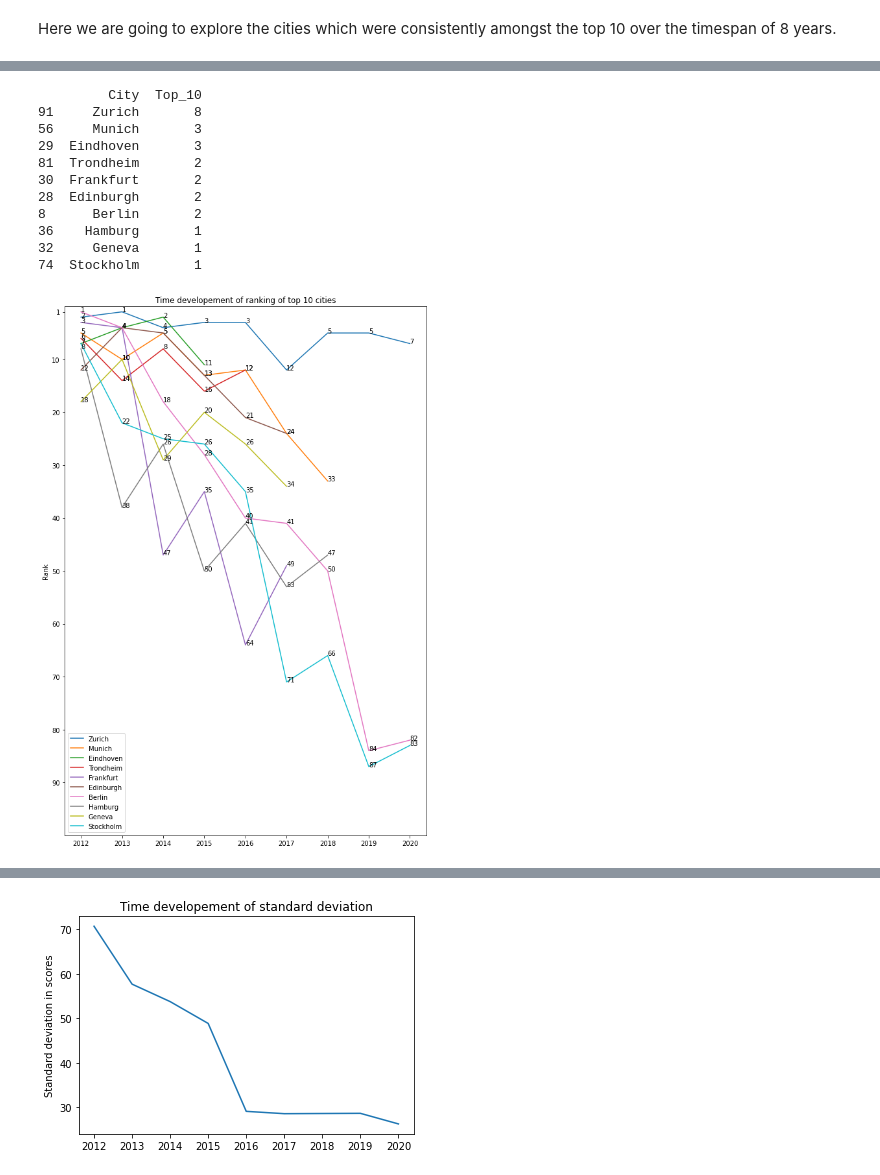
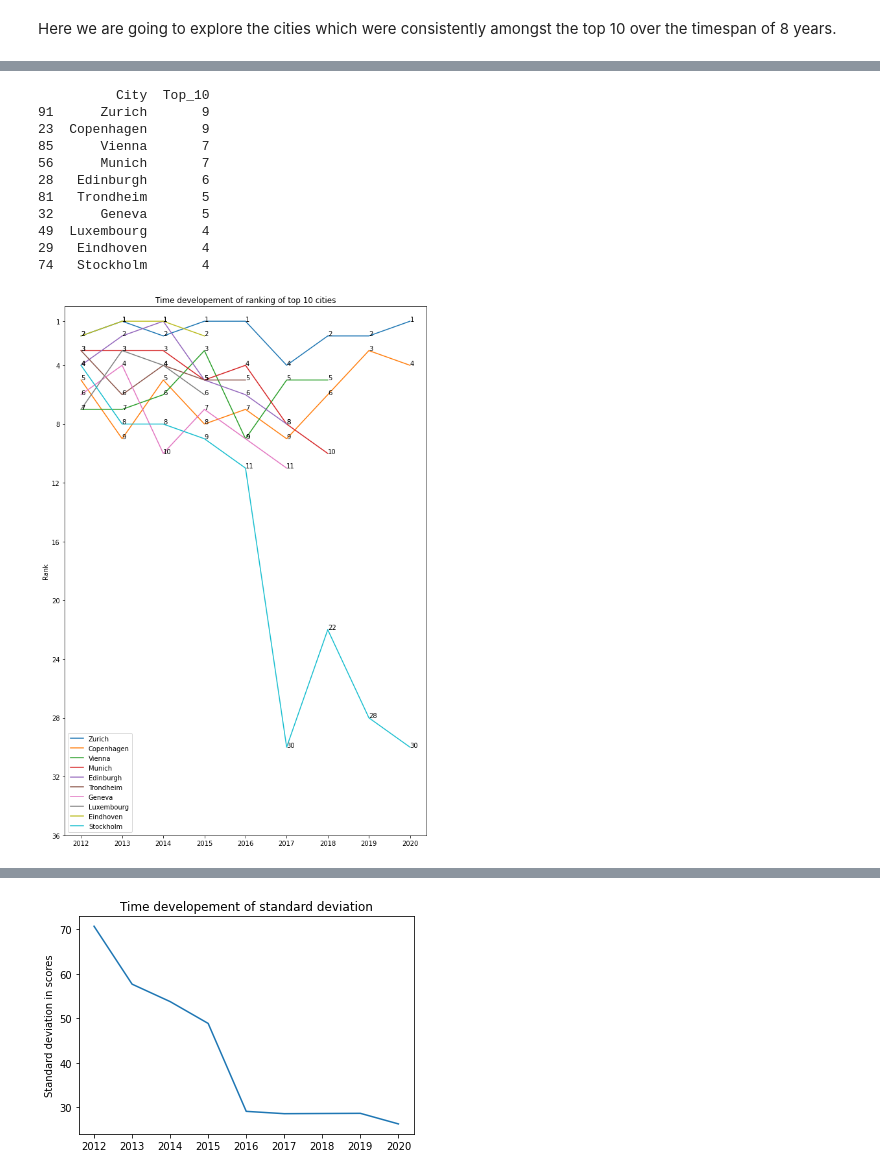
Before and after one commit to NikolasHaimerl/DOP_EX3, a Jupyter notebook: src/analysis/time_analysis.ipynb, the cells around one changed output, grey strips where cells are left out. Cells and saved outputs as stored; diff of their text form; code cells hidden in the pictures.

```diff
--- a/src/analysis/time_analysis.ipynb
+++ b/src/analysis/time_analysis.ipynb
@@ -28,6 +28,7 @@ for year in range(2012,2021):
     data[year]=data_scraper.get_year(year)
     data[year]=filter_europe(data[year])
     data[year]["Top_10"]=0
+    data[year]["Rank"]=range(1,len(data[year])+1)
 all_cities=[]
 for year in range(2012,2021):
     all_cities.extend(data[year]["City"].unique())
@@ -36,11 +37,19 @@ all_cities=np.unique(all_cities)
 cities=pd.DataFrame(columns=["City","Top_10"])
 cities["City"]=all_cities
 cities["Top_10"]=0
+QOL_acc=pd.DataFrame(columns=["City","QOL_acc"])
+QOL_acc["City"]=all_cities
+QOL_acc["QOL_acc"]=0
 for year in range(2012,2021):
     df=data[year]
+    df.sort_values(by="City",inplace=True)
     candidates=df[df["Rank"]<=10]["City"].to_list()
-    idx=cities["City"].isin(candidates)
-    cities["Top_10"].loc[idx]+=1
+    idx_c=cities["City"].isin(candidates)
+    cities["Top_10"].loc[idx_c]+=1
+    c=df["City"].to_list()
+    idx_acc=QOL_acc["City"].isin(c)
+    q=df["Quality of Life Index"].to_list()
+    QOL_acc["QOL_acc"][idx_acc]+=q
 cities.sort_values(by=["Top_10"],ascending=False,inplace=True)
 # %% [output]
 A value is trying to be set on a copy of a slice from a DataFrame
@@ -83,38 +92,38 @@ plt.xticks(rotation=45)
 # %%
 top_10=cities.head(10)
 print(top_10)
 time_dependency_top_10={}
 for city in top_10["City"]:
     time_dependency_top_10[city]=[]
     for year in range(2012,2021):
         d=data[year]
         time_dependency_top_10[city].extend(d[d["City"]==city]["Rank"].to_list())
 plt.figure(figsize=(10,15))
 for time in time_dependency_top_10.keys():
     p=time_dependency_top_10[time]
     plt.plot(time_dependency_top_10[time])
     for j,i in zip(time_dependency_top_10[time],range(0,9)):
             plt.text(i,j,str(j))
-plt.ylim(100,0)
+plt.ylim(35,0)
 plt.xticks(np.arange(9),("2012","2013","2014","2015","2016","2017","2018","2019","2020"))
-plt.yticks((1,10,20,30,40,50,60,70,80,90))
+plt.yticks((1,4,8,12,16,20,24,28,32,36))
 plt.ylabel("Rank")
 plt.title("Time developement of ranking of top 10 cities")
 plt.legend(top_10["City"])
 plt.show()
 # %% [output]
-         City  Top_10
-91     Zurich       8
-56     Munich       3
-29  Eindhoven       3
-81  Trondheim       2
-30  Frankfurt       2
-28  Edinburgh       2
-8      Berlin       2
-36    Hamburg       1
-32     Geneva       1
-74  Stockholm       1
+          City  Top_10
+91      Zurich       9
+23  Copenhagen       9
+85      Vienna       7
+56      Munich       7
+28   Edinburgh       6
+81   Trondheim       5
+32      Geneva       5
+49  Luxembourg       4
+29   Eindhoven       4
+74   Stockholm       4
-[figure, old version]
+[figure, new version]
 # %%
 for city in top_10["City"]:
     time_dependency_top_10[city]=[]
```
Also changed, not shown: parts of 5 cells of this notebook.
